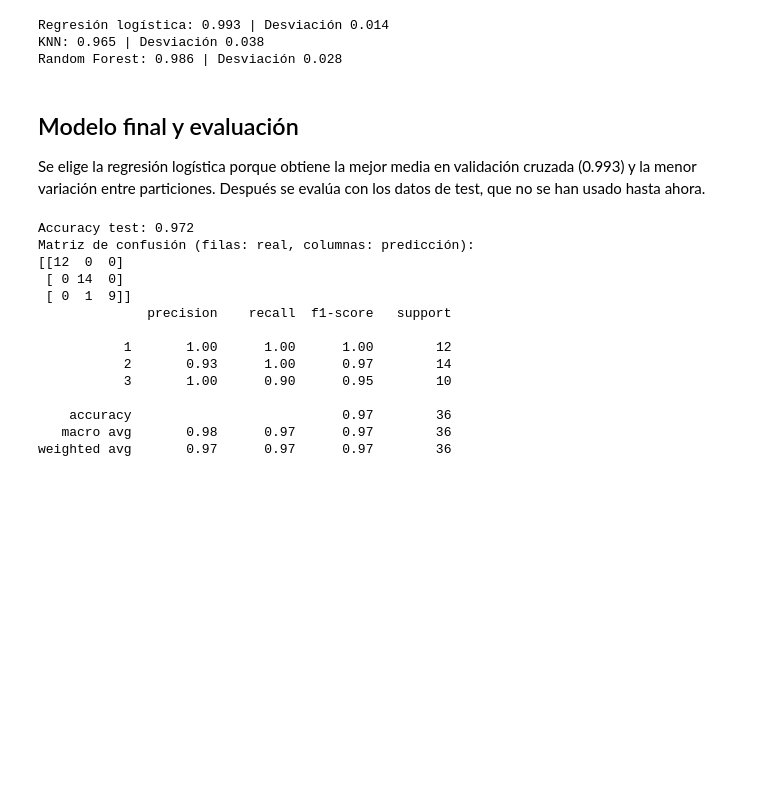
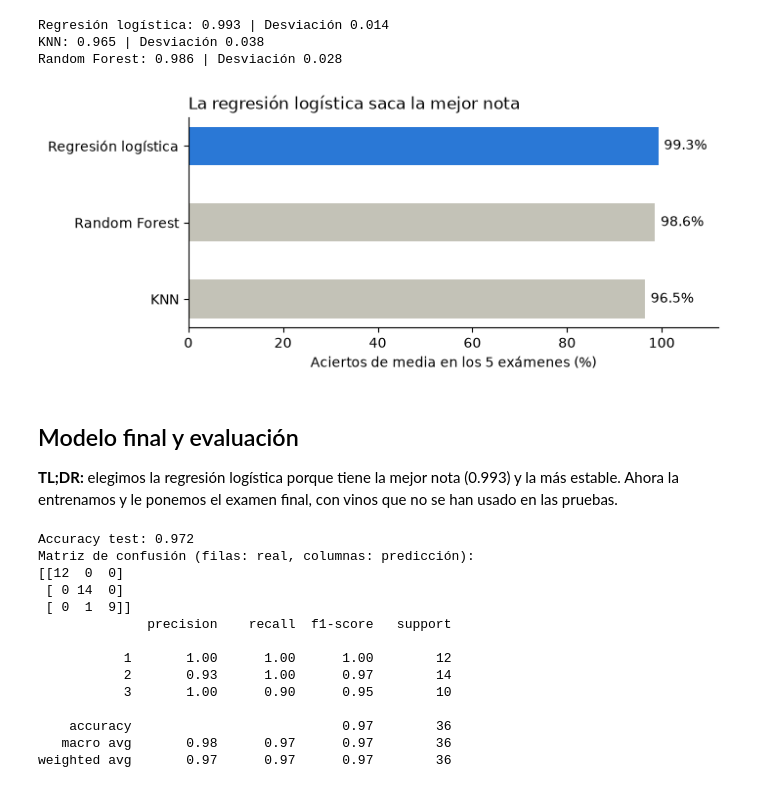
Before and after one commit to JorgeAVargasC/mucsi-cloud-computing-wine-recognition, a Jupyter notebook: wine_recognition.ipynb, the cells around one changed output. Drawn from its saved outputs; the diff is of its cells as text; code cells hidden in the pictures; blank space fills up the shorter version.

```diff
--- a/wine_recognition.ipynb
+++ b/wine_recognition.ipynb
@@ -77,10 +138,14 @@ Se comparan tres modelos con validación cruzada de 5 particiones, usando solo l
 # %%
+# X = las pistas (medidas del vino) | y = la respuesta (tipo de vino)
 X = df.drop(columns="label")
 y = df["label"]
+
+# Separa los vinos: 80% para estudiar (train) y 20% para el examen final (test)
 X_train, X_test, y_train, y_test = train_test_split(
     X, y, test_size=0.2, stratify=y, random_state=42
 )
 
+# Los 3 modelos que compiten
 candidates = {
     "Regresión logística": make_pipeline(
         StandardScaler(),
@@ -92,15 +157,32 @@ candidates = {
     ),
     "Random Forest": RandomForestClassifier(random_state=42),
 }
+
+# Cada modelo hace 5 exámenes. Media = cuánto acierta | Desviación = cuánto cambia su nota
+cv_means = {}
 for name, candidate in candidates.items():
     scores = cross_val_score(candidate, X_train, y_train, cv=5)
+    cv_means[name] = scores.mean()
     print(f"{name}: {scores.mean():.3f} | Desviación {scores.std():.3f}")
 # %% [output]
 Regresión logística: 0.993 | Desviación 0.014
 KNN: 0.965 | Desviación 0.038
 Random Forest: 0.986 | Desviación 0.028
+# %%
+ranking = pd.Series(cv_means).sort_values()
+colors = ["#2a78d6" if name == ranking.idxmax() else "#c3c2b7" for name in ranking.index]
+
+fig, ax = plt.subplots(figsize=(7, 2.8))
+bars = ax.barh(ranking.index, ranking.values * 100, height=0.5, color=colors)
+ax.bar_label(bars, fmt="%.1f%%", padding=4)
+ax.set_title("La regresión logística saca la mejor nota")
+ax.set_xlabel("Aciertos de media en los 5 exámenes (%)")
+ax.set_xlim(0, 112)
+plt.show()
+# %% [output]
+[figure, added]
 # %% [markdown]
 ## Modelo final y evaluación
 
-Se elige la regresión logística porque obtiene la mejor media en validación cruzada (0.993) y la menor variación entre particiones. Después se evalúa con los datos de test, que no se han usado hasta ahora.
+**TL;DR:** elegimos la regresión logística porque tiene la mejor nota (0.993) y la más estable. Ahora la entrenamos y le ponemos el examen final, con vinos que no se han usado en las pruebas.
 # %%
```
Also changed, not shown: parts of 17 cells of this notebook.
